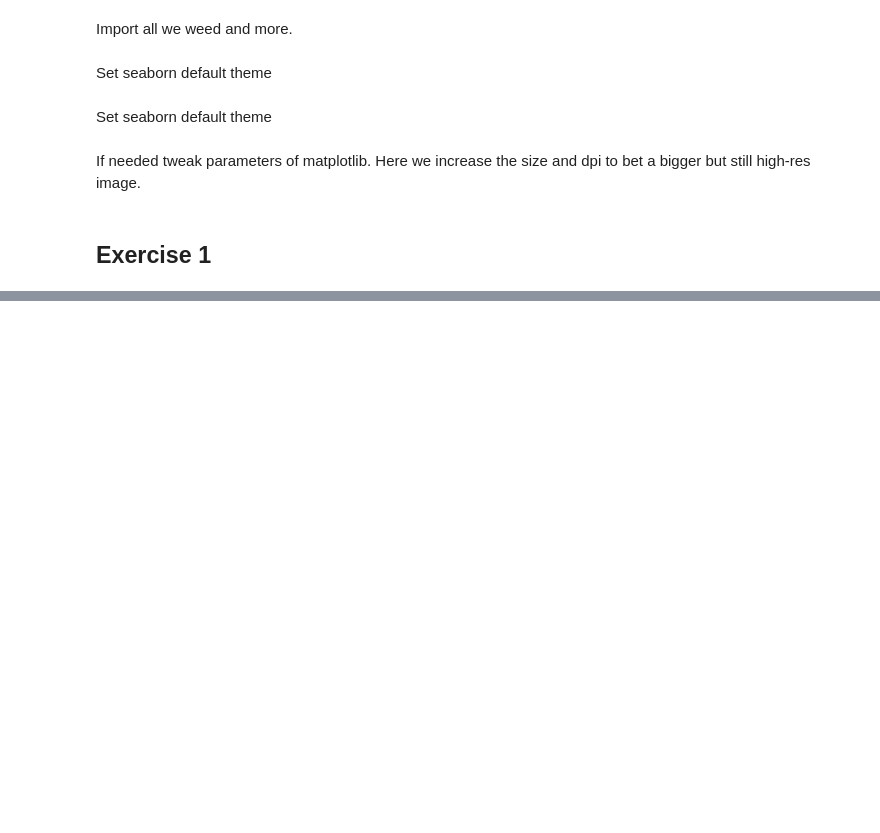
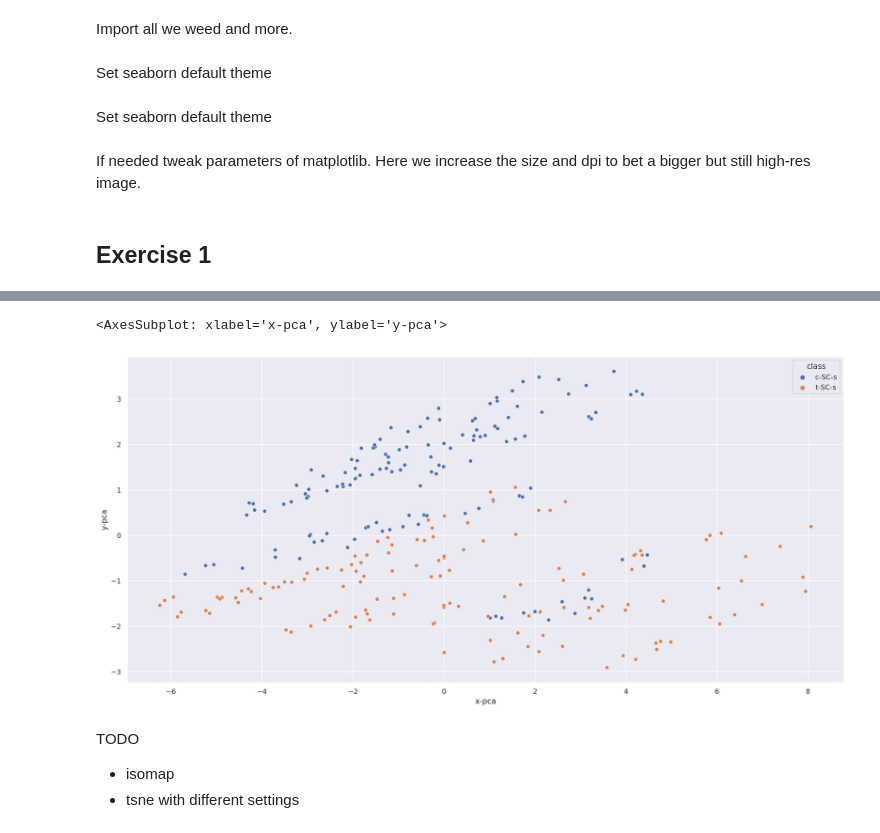
Before and after one commit to maringuu/visual-data-analysis, a Jupyter notebook: sheet04.ipynb, the cells around one changed output, grey strips where cells are left out. Drawn from its saved outputs; the diff is of its cells as text; code cells hidden in the pictures; blank space fills up the shorter version.

```diff
--- a/sheet04.ipynb
+++ b/sheet04.ipynb
@@ -55,0 +141,16 @@ mpl.rcParams["figure.figsize"] = (20, 15)
+# %%
+df = pd.read_excel(
+    "data/Data_Cortex_Nuclear.xls",
+    index_col="MouseID",
+)
+df = df.fillna(df.mean())
+# %%
+meta_columns = ["Genotype", "Treatment", "Behavior", "class"]
+df_wo_meta = df[df.columns.difference(meta_columns)]
+
+df_scs = df_wo_meta[
+    np.logical_or(
+        df["class"] == "c-SC-s",
+        df["class"] == "t-SC-s",
+    )
+]
@@ -55,0 +160,13 @@ mpl.rcParams["figure.figsize"] = (20, 15)
+# %%
+pca = sk.decomposition.PCA(
+    n_components=2,
+)
+# XXX There must be a better way to do this
+df_pca = pd.DataFrame(
+    pca.fit_transform(df_scs),
+    columns=["x-pca", "y-pca"],
+    index=df_scs.index,
+)
+# TODO Slicing, copy, whatever
+df_scs[df_pca.columns] = df_pca
+df_scs[meta_columns] = df[meta_columns]
@@ -55,0 +191,16 @@ mpl.rcParams["figure.figsize"] = (20, 15)
+# %%
+plt.gca().set_aspect("equal")
+
+sns.scatterplot(
+    df_scs,
+    x="x-pca",
+    y="y-pca",
+    hue="class",
+)
+# %% [output]
+<AxesSubplot: xlabel='x-pca', ylabel='y-pca'>
+[figure, added]
+# %% [markdown]
+TODO
+- isomap
+- tsne with different settings
```
Also changed, not shown: parts of 18 cells of this notebook.
